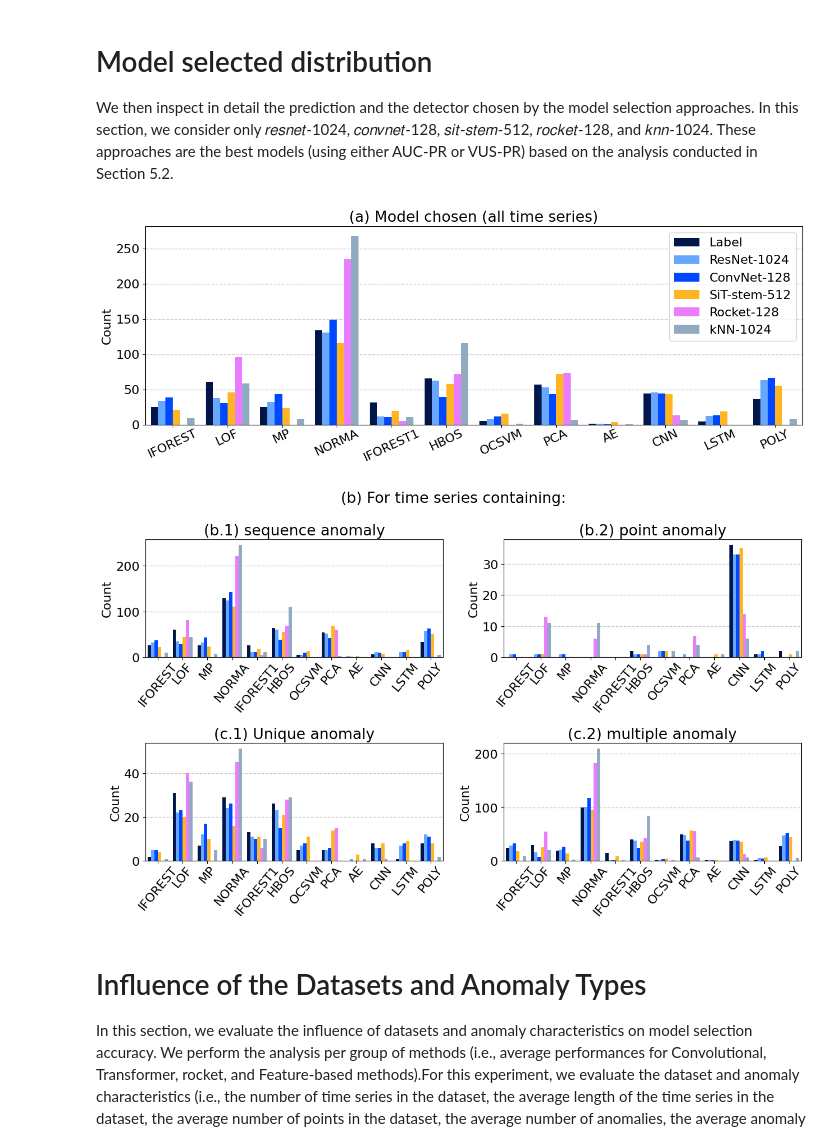
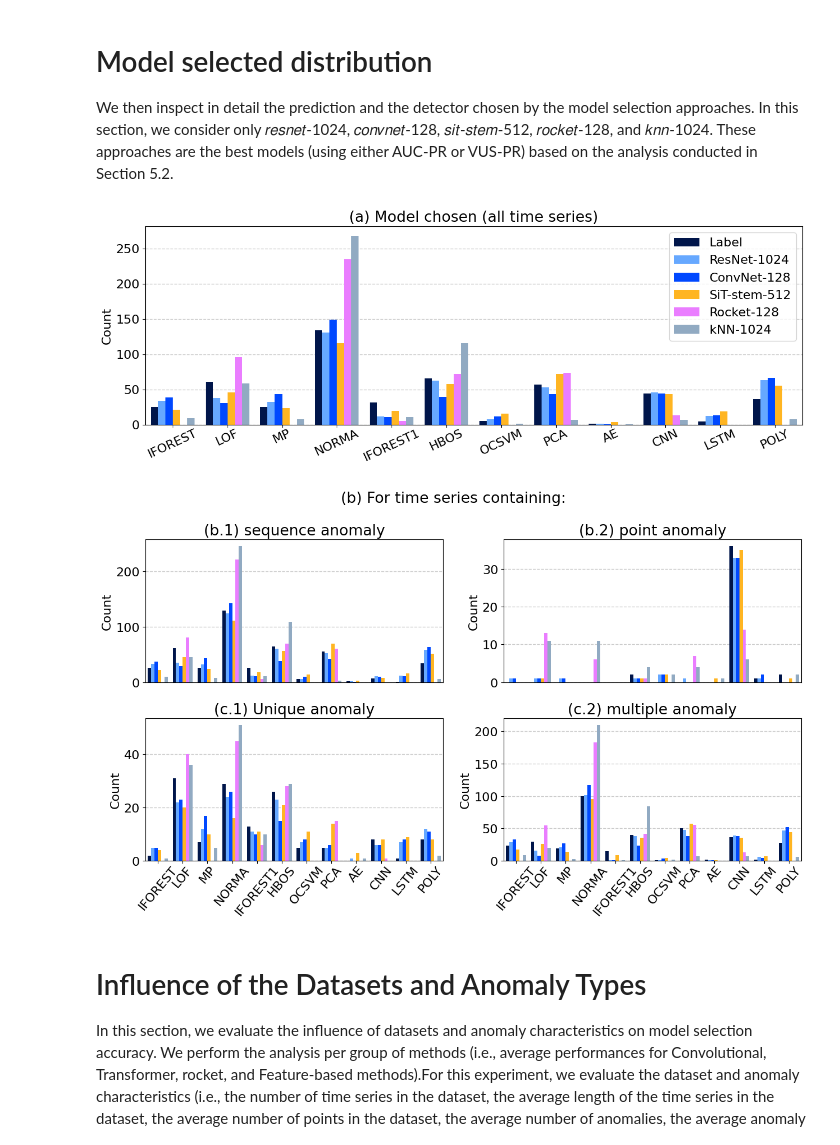
Before and after one commit to boniolp/MSAD, a Jupyter notebook: experiments/accuracy_analysis/Accuracy_Evaluation.ipynb, the cells around one changed output. Drawn from its saved outputs; the diff is of its cells as text; code cells hidden in the pictures.

Commit message:
Fix plots

```diff
--- a/experiments/accuracy_analysis/Accuracy_Evaluation.ipynb
+++ b/experiments/accuracy_analysis/Accuracy_Evaluation.ipynb
@@ -388,7 +388,7 @@ plt.title("(b.1) sequence anomaly")
 df1 = df.loc[df['type_an']=='sequence'][columns].melt(var_name='Model Selection', value_name='Prediction')
 sns.countplot(x='Prediction', hue='Model Selection', data=df1, order=old_methods, palette=my_palette, saturation=1)
 plt.legend([], frameon=False)
-plt.xticks(rotation=50)
+plt.xticks([])
 plt.ylabel('Count')
 plt.xlabel('')
 plt.rc('axes', axisbelow=True)
@@ -399,40 +399,40 @@ plt.title("(b.2) point anomaly")
 df1 = df.loc[df['type_an']=='point'][columns].melt(var_name='Model Selection', value_name='Prediction')
 sns.countplot(x='Prediction', hue='Model Selection', data=df1, order=old_methods, palette=my_palette, saturation=1)
 plt.legend([], frameon=False)
-plt.xticks(rotation=50)
+plt.xticks([])
 plt.ylabel('Count')
 plt.xlabel('')
 plt.rc('axes', axisbelow=True)
 
 plt.subplot(2,2,3)
 plt.grid(color='k', linestyle='--', linewidth=1, alpha=0.2)
 plt.title("(c.1) Unique anomaly")
 df1 = df.loc[df['nb_anomaly']== 1][columns].melt(var_name='Model Selection', value_name='Prediction')
 sns.countplot(x='Prediction', hue='Model Selection', data=df1, order=old_methods, palette=my_palette, saturation=1)
 plt.legend([], frameon=False)
 plt.xticks(rotation=50)
 plt.ylabel('Count')
 plt.xlabel('')
 plt.rc('axes', axisbelow=True)
 
 plt.subplot(2,2,4)
 plt.grid(color='k', linestyle='--', linewidth=1, alpha=0.2)
 plt.title("(c.2) multiple anomaly")
 df1 = df.loc[df['nb_anomaly'] > 1][columns].melt(var_name='Model Selection', value_name='Prediction')
 sns.countplot(x='Prediction', hue='Model Selection', data=df1, order=old_methods, palette=my_palette, saturation=1)
 plt.legend([], frameon=False)
 plt.xticks(rotation=50)
 plt.ylabel('Count')
 plt.xlabel('')
 plt.rc('axes', axisbelow=True)
 
 plt.tight_layout()
 plt.savefig(figure_path.format('6_classification_distrib_2'))
 plt.show()
 plt.close()
 # %% [output]
 [figure]
-[figure, old version]
+[figure, new version]
 # %% [markdown]
 # Influence of the Datasets and Anomaly Types
 
```
Also changed, not shown: parts of 4 cells of this notebook, 1 other file.
